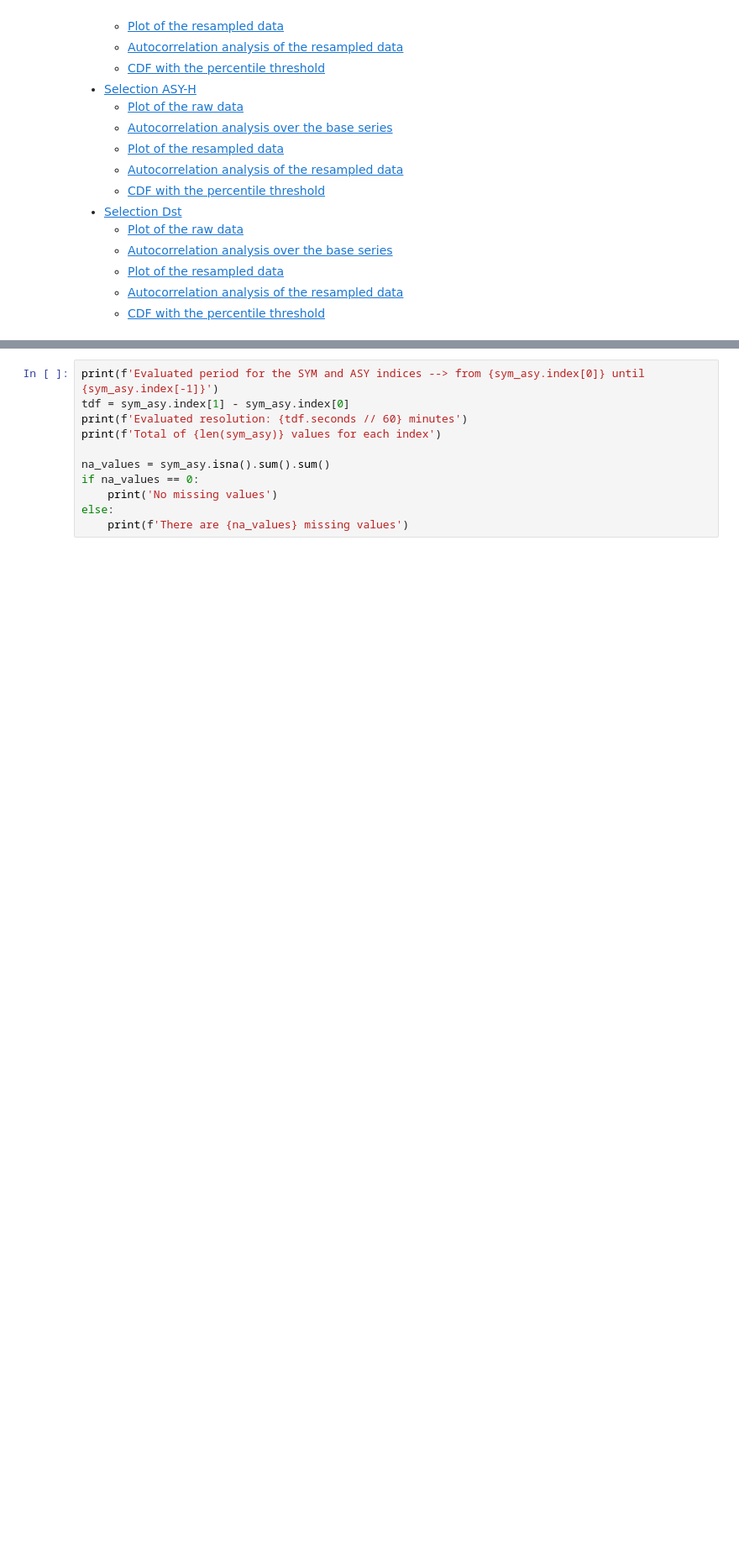
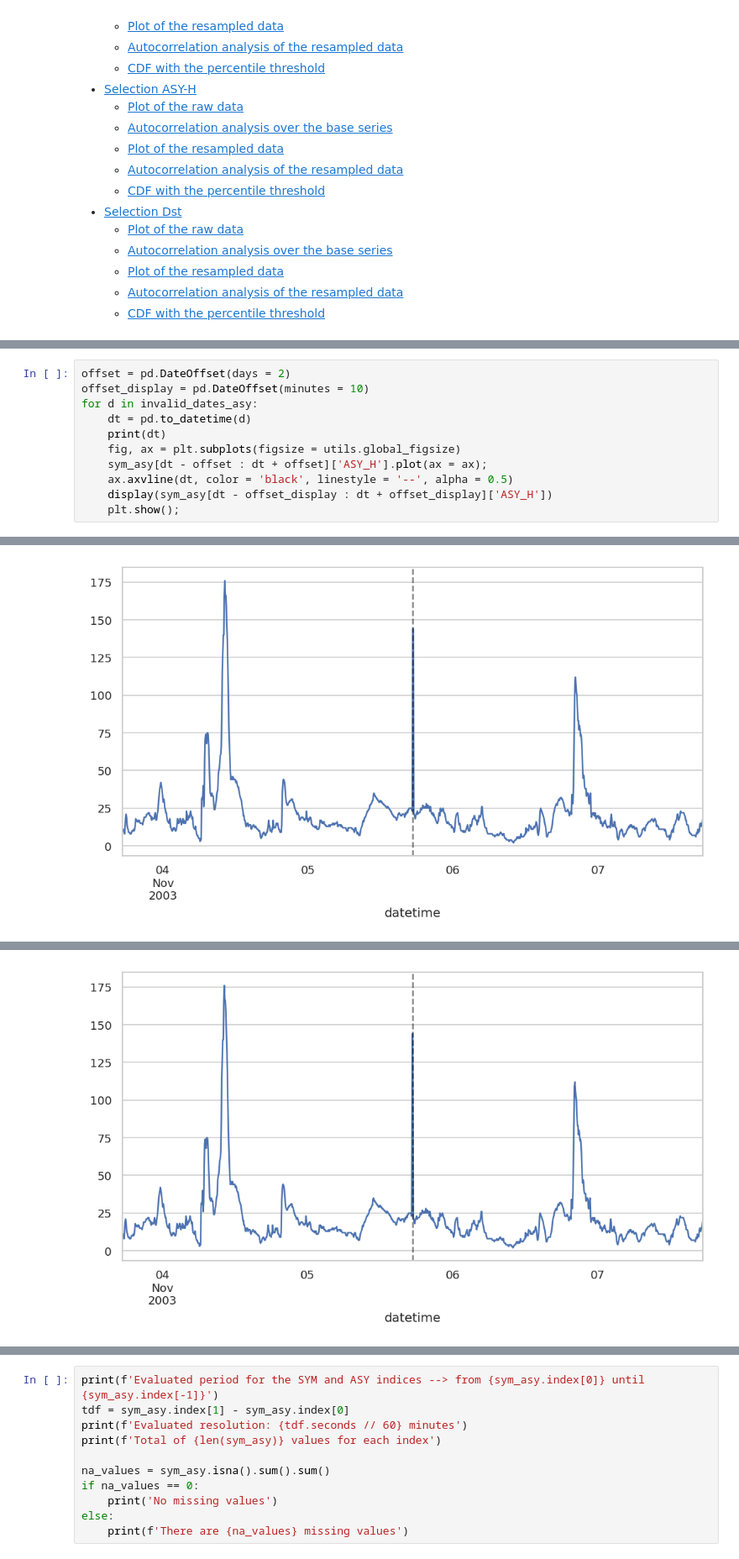
Before and after one commit to Redxgit/classifying-bounding-gstorms, a Jupyter notebook: 1-Distribution.ipynb, the cells around one changed output, grey strips where cells are left out. Shown at 84% size. Saved outputs shown, nothing was run; the diff lists cells and outputs as text; blank space fills up the shorter version.

```diff
--- a/1-Distribution.ipynb
+++ b/1-Distribution.ipynb
@@ -45,0 +111,12 @@ dst = pd.read_pickle('./data/dst_index.pkl', compression = 'gzip')
+# %%
+offset = pd.DateOffset(days = 2)
+offset_display = pd.DateOffset(minutes = 10)
+for d in invalid_dates_asy:
+    dt = pd.to_datetime(d)
+    print(dt)
+    fig, ax = plt.subplots(figsize = utils.global_figsize)
+    sym_asy[dt - offset : dt + offset]['ASY_H'].plot(ax = ax);
+    ax.axvline(dt, color = 'black', linestyle = '--', alpha = 0.5)
+    display(sym_asy[dt - offset_display : dt + offset_display]['ASY_H'])
+    plt.show();
+# %% [output]
@@ -45,0 +131 @@ dst = pd.read_pickle('./data/dst_index.pkl', compression = 'gzip')
+[figure, added]
@@ -45,0 +140 @@ dst = pd.read_pickle('./data/dst_index.pkl', compression = 'gzip')
+[figure, added]
```
Also changed, not shown: parts of 12 cells of this notebook, 25 other files.
